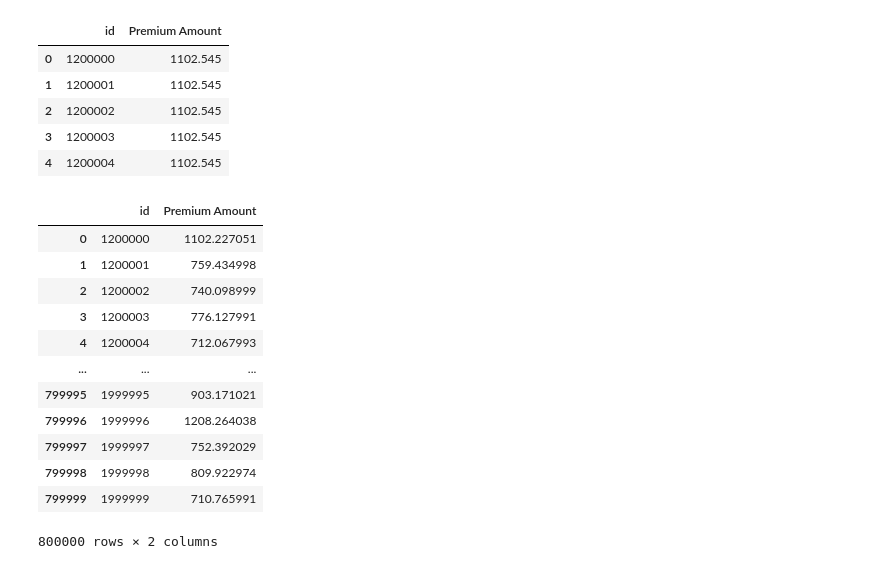
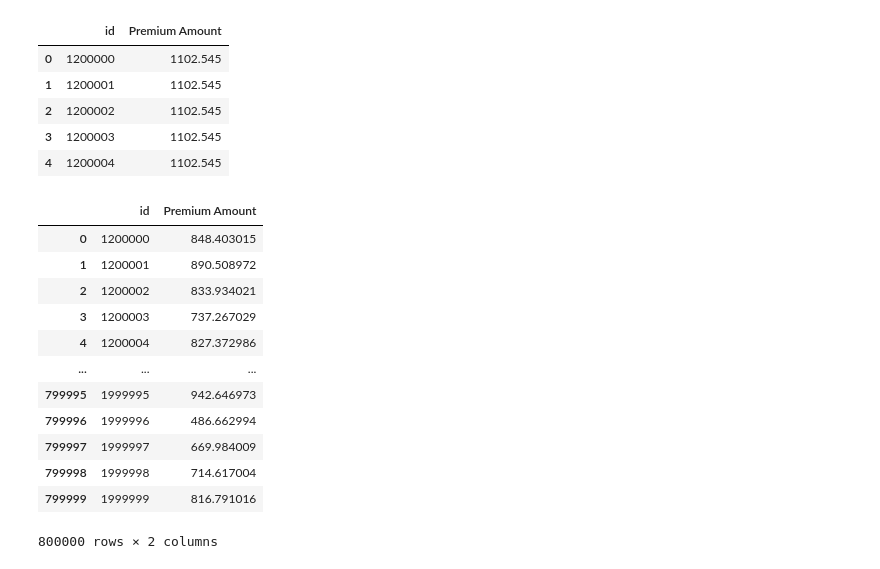
Before and after one commit to yash-meshram/Insurance-Premium, a Jupyter notebook: insurance-premium.ipynb, the cells around one changed output. Cells and saved outputs as stored; diff of their text form; code cells hidden in the pictures.

Commit message:
Kaggle Notebook | Insurance Premium  | Version 15

```diff
--- a/insurance-premium.ipynb
+++ b/insurance-premium.ipynb
@@ -444,3 +469,19 @@ model5 = xg.XGBRegressor(
     # eta=0.01,
     learning_rate=0.01
 )
+# %%
+NN_model = Sequential()
+
+# The Input Layer :
+NN_model.add(Dense(300, kernel_initializer='normal',input_dim = x.shape[1], activation='relu'))
+
+# The Hidden Layers :
+NN_model.add(Dense(256, kernel_initializer='normal',activation='relu'))
+NN_model.add(Dense(128, kernel_initializer='normal',activation='relu'))
+
+# The Output Layer :
+NN_model.add(Dense(1, kernel_initializer='normal',activation='linear'))
+
+# Compile the network :
+NN_model.compile(loss='mean_squared_logarithmic_error', optimizer='adam', metrics=['mean_squared_logarithmic_error'])
+NN_model.summary()
@@ -541,6 +647,6 @@ plt.subplot(1, 2, 2)
 sns.distplot(a=y_test)
 plt.show()
 # %%
-model = model5
+model = NN_model
 model.fit(x, y)
 # %% [output]
@@ -674,21 +765,21 @@ df_sub.head()
 | 3 | 1200003 | 1102.545 |
 | 4 | 1200004 | 1102.545 |
 # %%
-df_sub['Premium Amount'] = (Y_pred_test*4999-340).round(3)
+df_sub['Premium Amount'] = (Y_pred_test).round(3)
 df_sub
 # %% [output]
 |  | id | Premium Amount |
-| 0 | 1200000 | 1102.227051 |
-| 1 | 1200001 | 759.434998 |
-| 2 | 1200002 | 740.098999 |
-| 3 | 1200003 | 776.127991 |
-| 4 | 1200004 | 712.067993 |
+| 0 | 1200000 | 848.403015 |
+| 1 | 1200001 | 890.508972 |
+| 2 | 1200002 | 833.934021 |
+| 3 | 1200003 | 737.267029 |
+| 4 | 1200004 | 827.372986 |
 | ... | ... | ... |
-| 799995 | 1999995 | 903.171021 |
-| 799996 | 1999996 | 1208.264038 |
-| 799997 | 1999997 | 752.392029 |
-| 799998 | 1999998 | 809.922974 |
-| 799999 | 1999999 | 710.765991 |
+| 799995 | 1999995 | 942.646973 |
+| 799996 | 1999996 | 486.662994 |
+| 799997 | 1999997 | 669.984009 |
+| 799998 | 1999998 | 714.617004 |
+| 799999 | 1999999 | 816.791016 |
 800000 rows × 2 columns
 # %%
 df_sub.to_csv("submissions1.csv", index=False)
```
Also changed, not shown: parts of 24 cells of this notebook.
